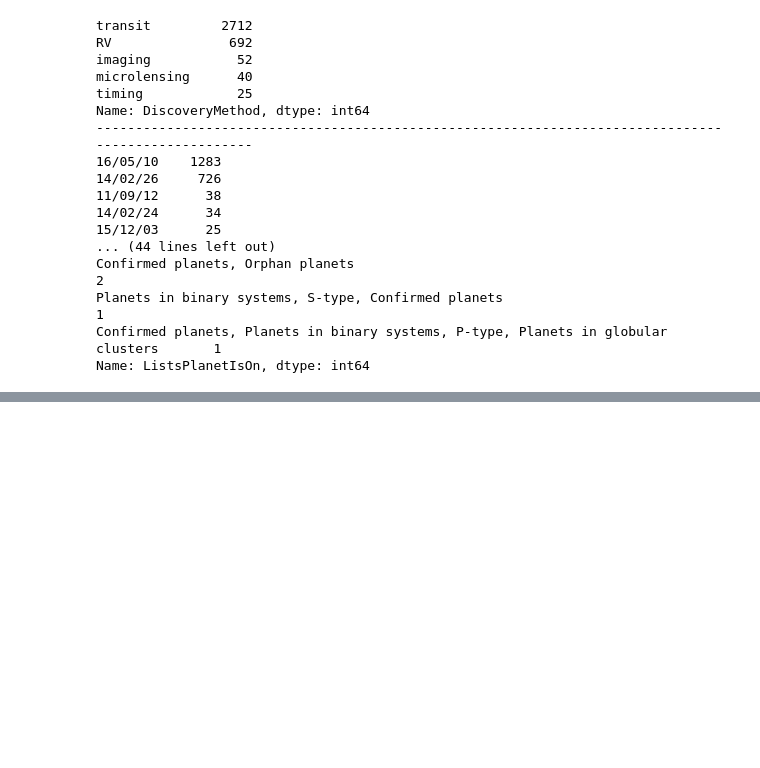
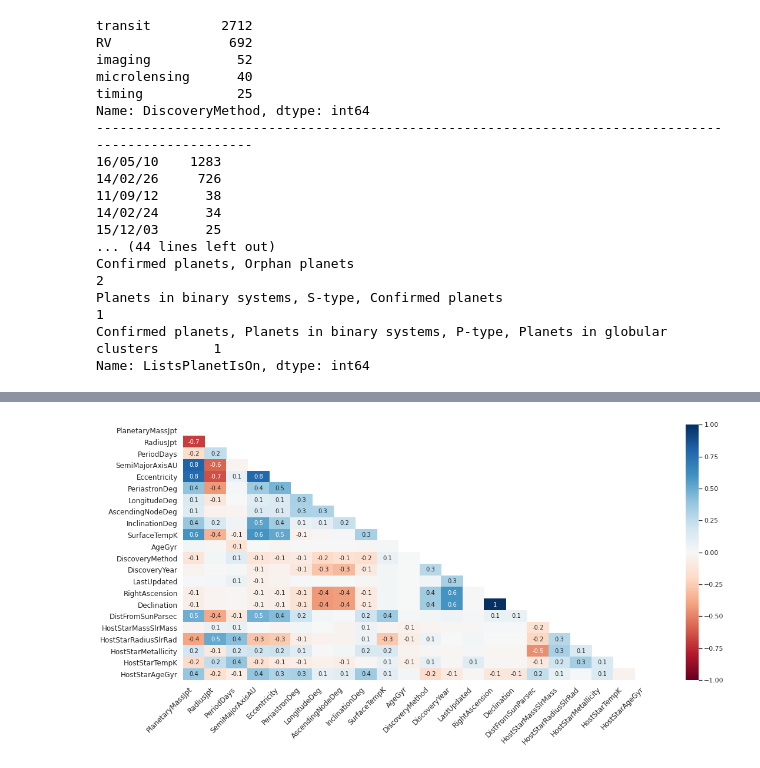
Before and after one commit to ArminD93/OpenExoplanetCatalogue, a Jupyter notebook: OpenExoplanetCatalogue.ipynb, the cells around one changed output, grey strips where cells are left out. Cells and saved outputs as stored; diff of their text form; code cells hidden in the pictures; blank space fills up the shorter version.

```diff
--- a/OpenExoplanetCatalogue.ipynb
+++ b/OpenExoplanetCatalogue.ipynb
@@ -97,0 +171,9 @@ memory usage: 1.3 MB
+# %%
+# Macierz korelacji dotycząca lokalizacji brakujących wartości w kolumnach
+
+# Wartość zbliżona -1 oznacza, że jeśli poPlanetIdentifiery występowaniem brakujących wartości dwóch zmiennych.
+# Wartość zbliżona 1 oznacza, że jeśli pojawi się jedna zmienna, to bardzo prawdopodobne, że druga zmienna będzie obecna.
+msno.heatmap(planets, figsize=(18,8), fontsize=12)
+plt.show()
+# %% [output]
+[figure, added]
```
Also changed, not shown: parts of 22 cells of this notebook.
